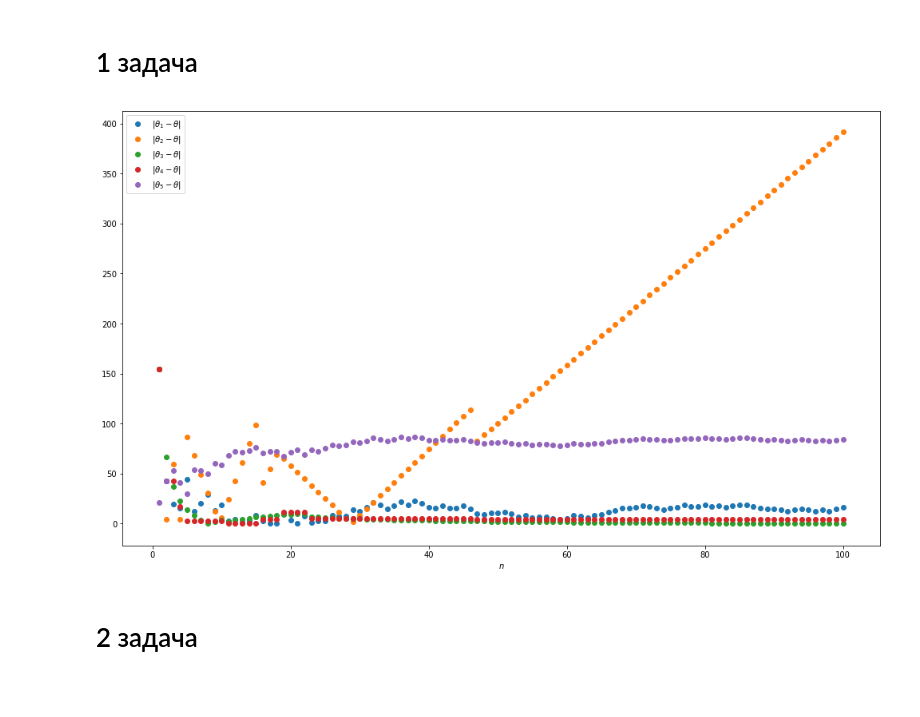
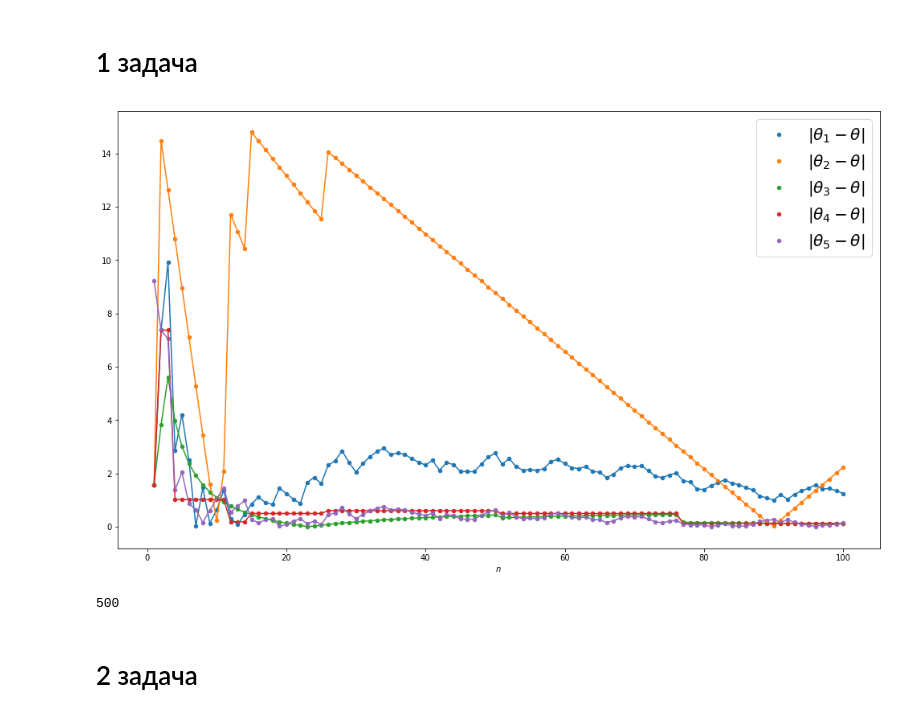
Before and after one commit to CI31X/mathematical-statistics, a Jupyter notebook: Exercise_1.ipynb, the cells around one changed output. Drawn from its saved outputs; the diff is of its cells as text; code cells hidden in the pictures; blank space fills up the shorter version.

```diff
--- a/Exercise_1.ipynb
+++ b/Exercise_1.ipynb
@@ -10,38 +10,47 @@ import random
 # %% [markdown]
 # 1 задача
 # %%
-real_theta = 197
+real_theta = 20
 uniform_rv = scipy.stats.uniform( 0, real_theta-0 )
 size = 100
 sample = uniform_rv.rvs( size )
 # %%
 y_1, y_2, y_3, y_4, y_5 = [], [], [], [], []
 for i in range(1,size+1):
     theta_1 = 2 * statistics.mean(sample[:i])
     theta_2 = (i+1)*min(sample[:i])
     theta_3 = (i+1)/i*max(sample[:i])
     theta_4 = min(sample[:i]) + max(sample[:i])
     if i != 1:
         theta_5 = sample[0] + statistics.mean(sample[1:i])
     else:
         theta_5 = sample[0]
     y_1.append( abs(theta_1 - real_theta) )
     y_2.append( abs(theta_2 - real_theta) )
     y_3.append( abs(theta_3 - real_theta) )
     y_4.append( abs(theta_4 - real_theta) )
     y_5.append( abs(theta_5 - real_theta) )
-n = list(range(1,101))
+n = list(range(1,size+1))
 pyplot.figure( figsize=(17,10) )
-pyplot.scatter(n, y_1, label = "$|θ_1-θ|$")
+pyplot.scatter(n, y_1, label = "$|θ_1-θ|$", s = 20)
+pyplot.plot(n,y_1)
 pyplot.xlabel('$n$')
-pyplot.scatter(n,y_2, label = "$|θ_2-θ|$")
-pyplot.scatter(n,y_3, label = "$|θ_3-θ|$")
-pyplot.scatter(n,y_4, label = "$|θ_4-θ|$")
-pyplot.scatter(n, y_5, label = "$|θ_5-θ|$")
-pyplot.legend()
+pyplot.scatter(n,y_2, label = "$|θ_2-θ|$", s = 20)
+pyplot.plot(n,y_2)
+pyplot.scatter(n,y_3, label = "$|θ_3-θ|$", s = 20)
+pyplot.plot(n,y_3)
+pyplot.scatter(n,y_4, label = "$|θ_4-θ|$", s = 20)
+pyplot.plot(n,y_4)
+pyplot.scatter(n, y_5, label = "$|θ_5-θ|$", s = 20)
+pyplot.plot(n,y_5)
+pyplot.legend(prop={'size': 20})
 pyplot.show()
 # %% [output]
-[figure, old version]
+[figure, new version]
+# %%
+len(y_1)
+# %% [output]
+500
 # %% [markdown]
 # 2 задача
 # %%
```
Also changed, not shown: parts of 12 cells of this notebook.
